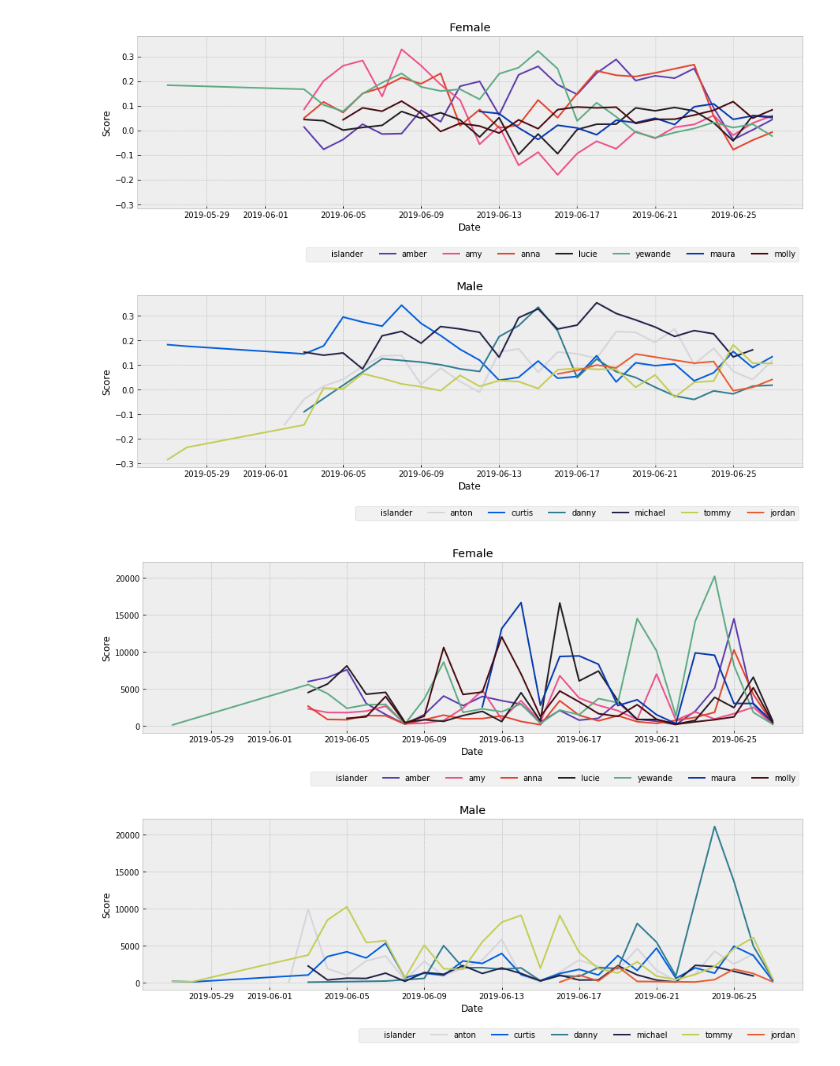
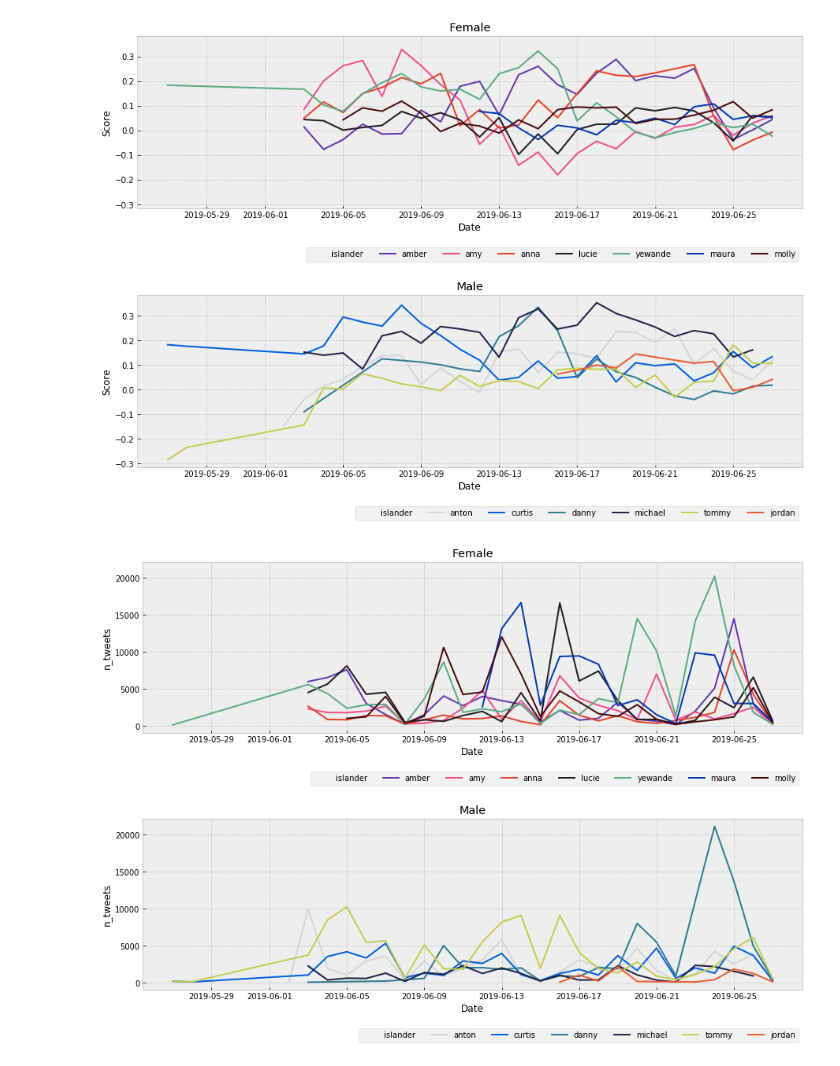
Before and after one commit to watson-sam/loveisland, a Jupyter notebook: notebooks/initial ideas.ipynb, the cells around one changed output. Cells and saved outputs as stored; diff of their text form; code cells hidden in the pictures.

```diff
--- a/notebooks/initial ideas.ipynb
+++ b/notebooks/initial ideas.ipynb
@@ -64,21 +73,24 @@ plt.subplots_adjust(hspace=0.5);
 # %% [output]
 [figure]
 # %%
+def add_meta(ax, metric, title):
+    ax.legend(bbox_to_anchor=(1, -0.2), ncol=11)
+    ax.set_title(title)
+    ax.set_xlabel("Date")
+    ax.set_ylabel(metric)
+    return ax
+
+args = {"x": "date", "y": "n_tweets", "hue": "islander", "palette": PALETTE}
+
 fig = plt.figure(figsize=(15,10))
 ax1 = fig.add_subplot(211)
-sns.lineplot("date", "n_tweets", "islander", data=df[df["sex"]=="female"], palette=PALETTE, ax=ax1)
-ax1.legend(bbox_to_anchor=(1, -0.2), ncol=11)
-ax1.set_title("Female")
-ax1.set_xlabel("Date")
-ax1.set_ylabel("Score")
+sns.lineplot(data=df[df["sex"]=="female"], ax=ax1, **args)
+ax1 = add_meta(ax1, "n_tweets", "Female")
 
 ax2 = fig.add_subplot(212, sharex=ax1, sharey=ax1)
-sns.lineplot("date", "n_tweets", "islander", data=df[df["sex"]=="male"], palette=PALETTE, ax=ax2)
-ax2.legend(bbox_to_anchor=(1, -0.2), ncol=11)
-ax2.set_title("Male")
-ax2.set_xlabel("Date")
-ax2.set_ylabel("Score")
+sns.lineplot(data=df[df["sex"]=="male"], ax=ax2, **args)
+ax2 = add_meta(ax2, "n_tweets", "Male")
 
 plt.subplots_adjust(hspace=0.5);
 # %% [output]
-[figure, old version]
+[figure, new version]
```
Also changed, not shown: parts of 1 cell of this notebook, 1 other file.
